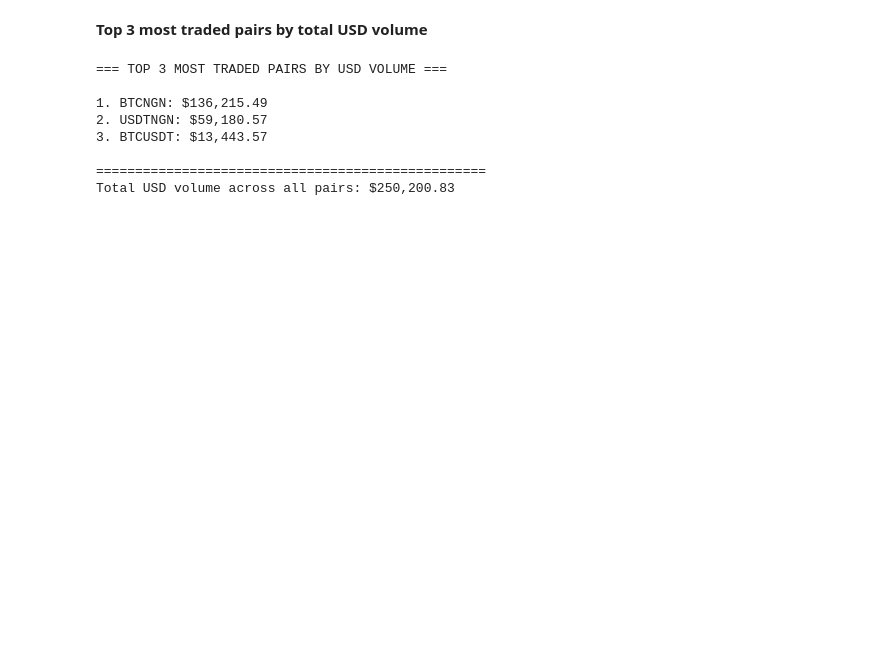
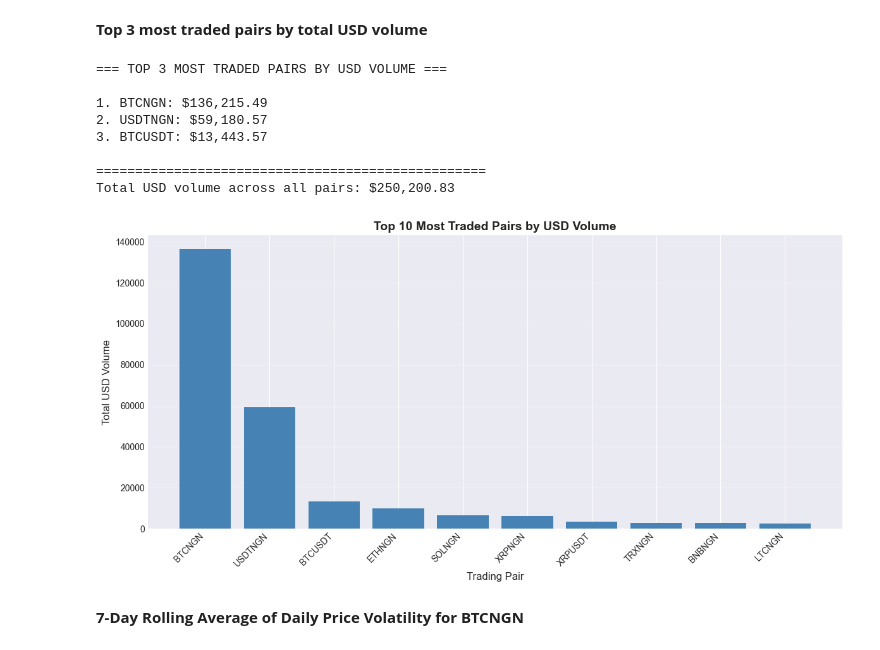
Before and after one commit to Gbolahan43/fraud-detection-system, a Jupyter notebook: analysis.ipynb, the cells around one changed output. Drawn from its saved outputs; the diff is of its cells as text; code cells hidden in the pictures; blank space fills up the shorter version.

```diff
--- a/analysis.ipynb
+++ b/analysis.ipynb
@@ -82,0 +85,3 @@ dtype: int64
+# %%
+trades['timestamp'] = pd.to_datetime(trades['timestamp'])
+user_activity['timestamp'] = pd.to_datetime(user_activity['timestamp'])
@@ -130,3 +152,19 @@ print(f"Total USD volume across all pairs: ${pair_volumes.sum():,.2f}")
 
 ==================================================
 Total USD volume across all pairs: $250,200.83
+# %%
+top_10_pairs = pair_volumes.head(10)
+# %%
+plt.figure(figsize=(12, 6))
+plt.bar(range(len(top_10_pairs)), top_10_pairs.values, color='steelblue')
+plt.xticks(range(len(top_10_pairs)), top_10_pairs.index, rotation=45, ha='right')
+plt.xlabel('Trading Pair', fontsize=12)
+plt.ylabel('Total USD Volume', fontsize=12)
+plt.title('Top 10 Most Traded Pairs by USD Volume', fontsize=14, fontweight='bold')
+plt.grid(axis='y', alpha=0.3)
+plt.tight_layout()
+plt.show()
+# %% [output]
+[figure, added]
+# %% [markdown]
+**7-Day Rolling Average of Daily Price Volatility for BTCNGN**
```
Also changed, not shown: parts of 35 cells of this notebook.
